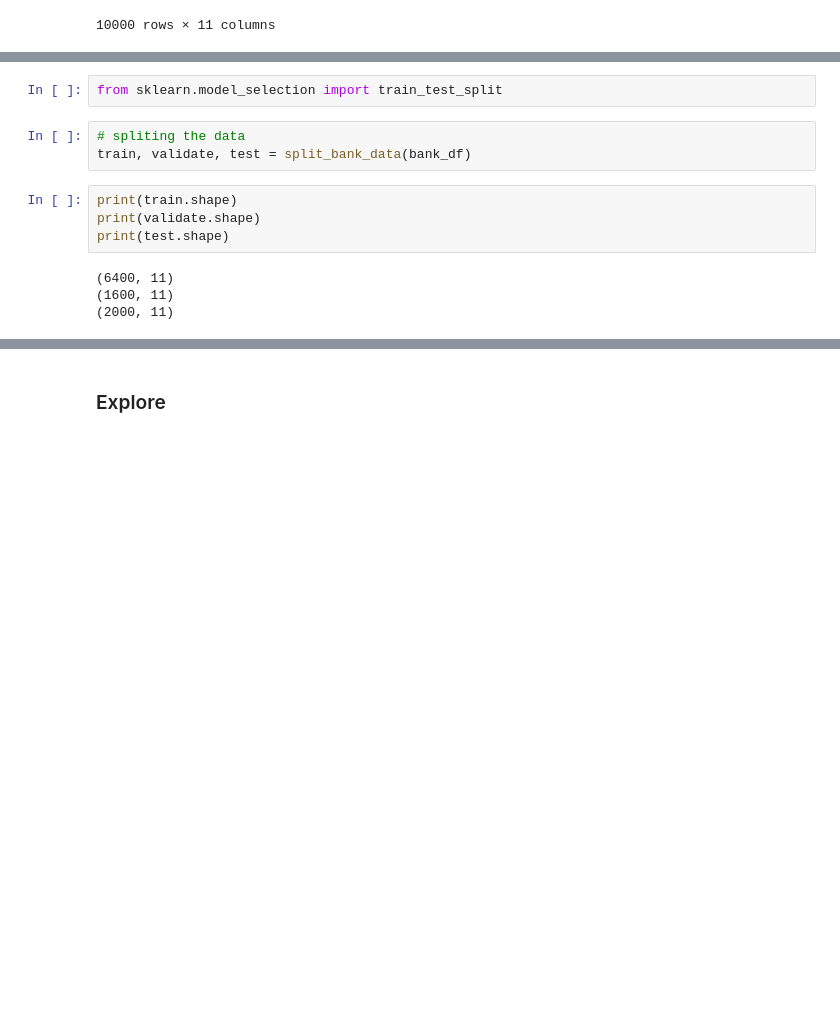
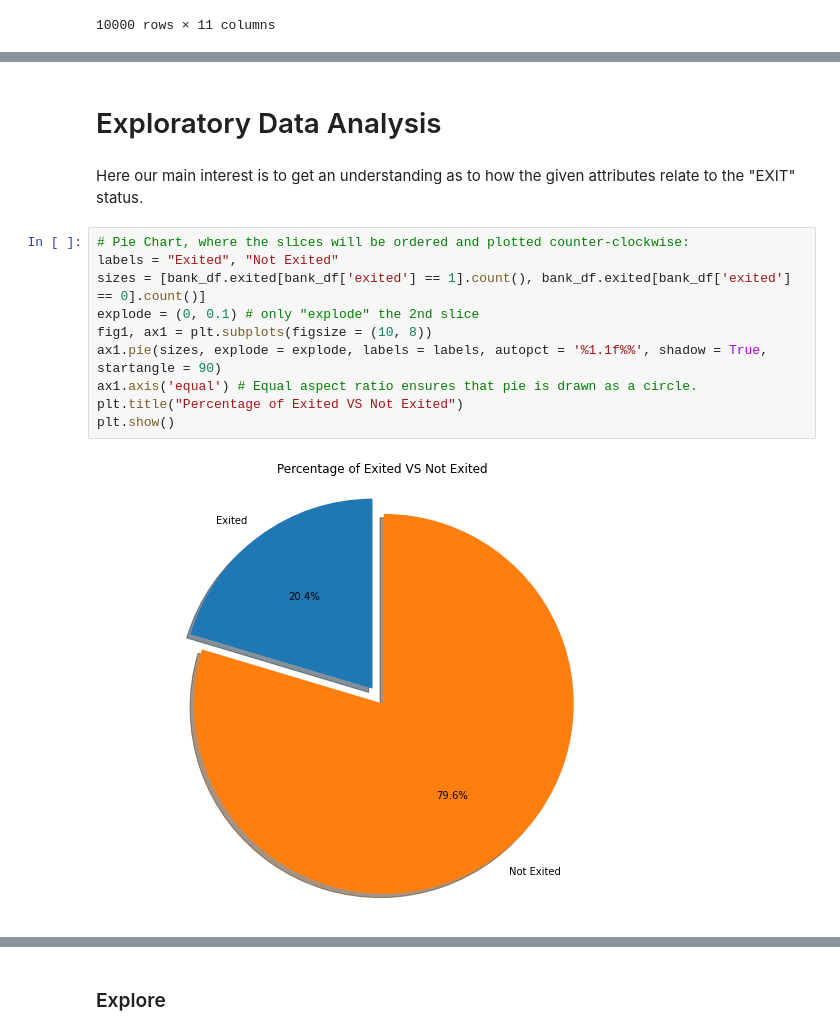
Before and after one commit to rajaramgautam/bank_churn_prediction, a Jupyter notebook: bank_churn_prediction.ipynb, the cells around one changed output, grey strips where cells are left out. Cells and saved outputs as stored; diff of their text form; blank space fills up the shorter version.

```diff
--- a/bank_churn_prediction.ipynb
+++ b/bank_churn_prediction.ipynb
@@ -172,13 +174,16 @@ def split_bank_data(df):
-# %%
-from sklearn.model_selection import train_test_split
-# %%
-# spliting the data
-train, validate, test = split_bank_data(bank_df)
-# %%
-print(train.shape)
-print(validate.shape)
-print(test.shape)
-# %% [output]
-(6400, 11)
-(1600, 11)
-(2000, 11)
+# %% [markdown]
+# Exploratory Data Analysis
+# %% [markdown]
+Here our main interest is to get an understanding as to how the given attributes relate to the "EXIT" status.
+# %%
+# Pie Chart, where the slices will be ordered and plotted counter-clockwise:
+labels = "Exited", "Not Exited"
+sizes = [bank_df.exited[bank_df['exited'] == 1].count(), bank_df.exited[bank_df['exited'] == 0].count()]
+explode = (0, 0.1) # only "explode" the 2nd slice
+fig1, ax1 = plt.subplots(figsize = (10, 8))
+ax1.pie(sizes, explode = explode, labels = labels, autopct = '%1.1f%%', shadow = True, startangle = 90)
+ax1.axis('equal') # Equal aspect ratio ensures that pie is drawn as a circle.
+plt.title("Percentage of Exited VS Not Exited")
+plt.show()
+# %% [output]
+[figure, added]
```
Also changed, not shown: parts of 70 cells of this notebook.
